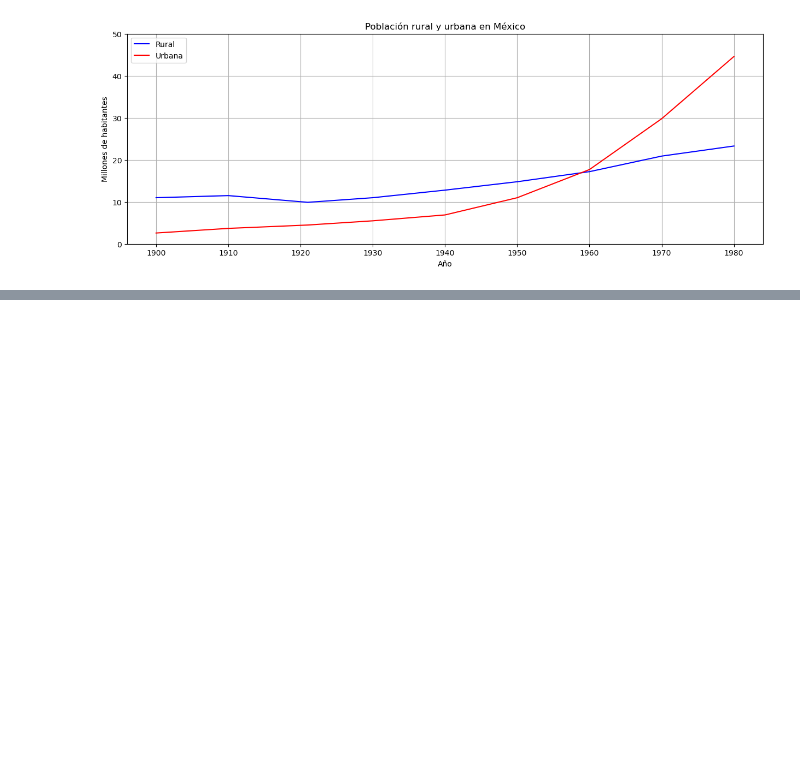
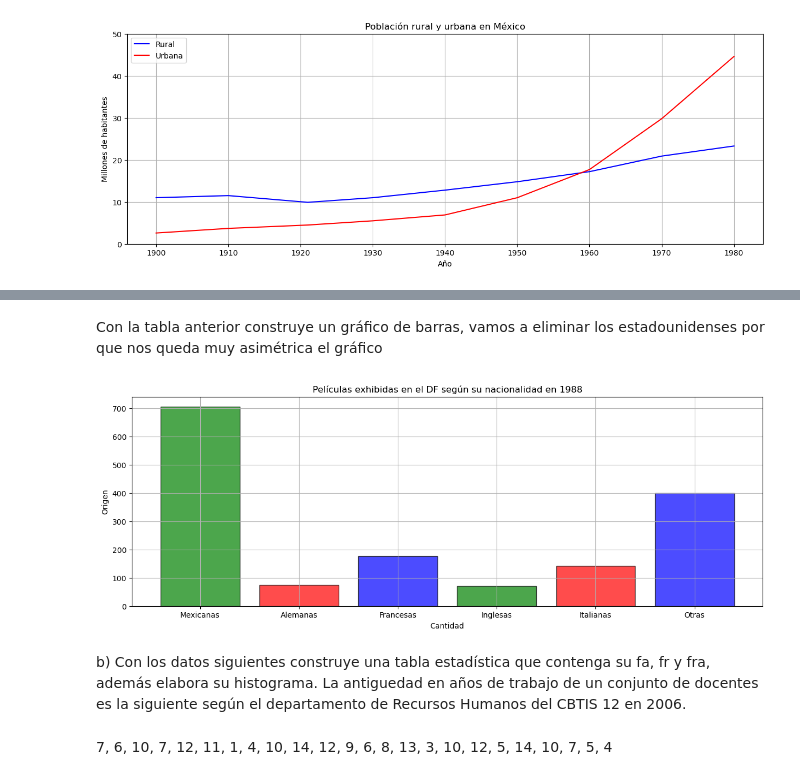
Before and after one commit to leon-mtz07/Probability_and_Stadistics, a Jupyter notebook: Estadística.ipynb, the cells around one changed output, grey strips where cells are left out. Cells and saved outputs as stored; diff of their text form; code cells hidden in the pictures; blank space fills up the shorter version.

```diff
--- a/Estadística.ipynb
+++ b/Estadística.ipynb
@@ -401,0 +404,7 @@ plt.show()
+# %%
+peliculas_DF = pd.DataFrame({
+    'Origen' : ['Mexicanas', 'Alemanas', 'Estadounidense', 'Francesas', 'Inglesas', 'Italianas', 'Otras'],
+    'Cantidad' : [705, 75, 2689, 176, 71, 142, 399]
+})
+
+peliculas_DF
@@ -401,0 +420,21 @@ plt.show()
+# %% [markdown]
+Con la tabla anterior construye un gráfico de barras, vamos a eliminar los estadounidenses por que nos queda muy asimétrica el gráfico
+# %%
+# Eliminamos la fila de los estadounidenses
+peliculas_DF.drop(index=2, inplace=True)
+peliculas_DF.reset_index(inplace=True)
+# %%
+# Vamos a gráficar
+plt.figure(figsize = (15, 5))
+plt.bar(peliculas_DF['Origen'], peliculas_DF['Cantidad'], color=['green', 'red', 'blue'], alpha=0.7, edgecolor='black')
+plt.title('Películas exhibidas en el DF según su nacionalidad en 1988')
+plt.xlabel('Cantidad')
+plt.ylabel('Origen')
+plt.grid(True)
+plt.show()
+# %% [output]
+[figure, added]
+# %% [markdown]
+b) Con los datos siguientes construye una tabla estadística que contenga su fa, fr y fra, además elabora su histograma. La antiguedad en años de trabajo de un conjunto de docentes es la siguiente según el departamento de Recursos Humanos del CBTIS 12 en 2006.
+# %% [markdown]
+7, 6, 10, 7, 12, 11, 1, 4, 10, 14, 12, 9, 6, 8, 13, 3, 10, 12, 5, 14, 10, 7, 5, 4
```
Also changed, not shown: parts of 115 cells of this notebook.
